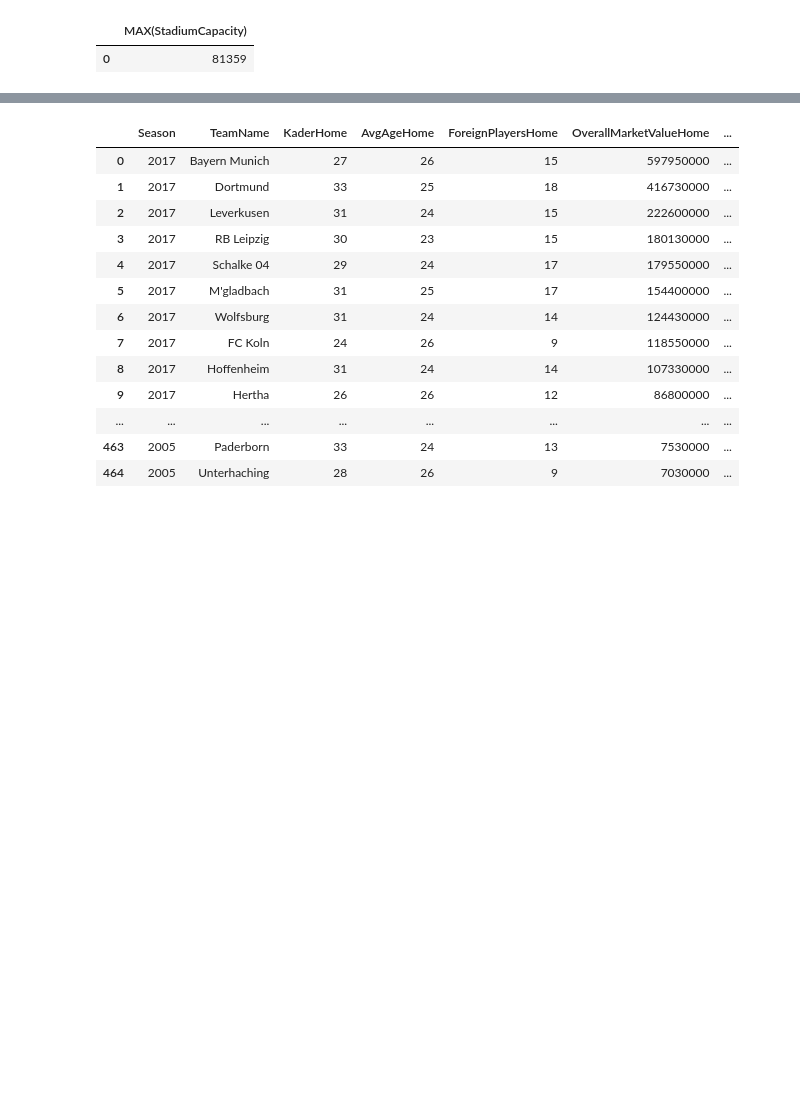
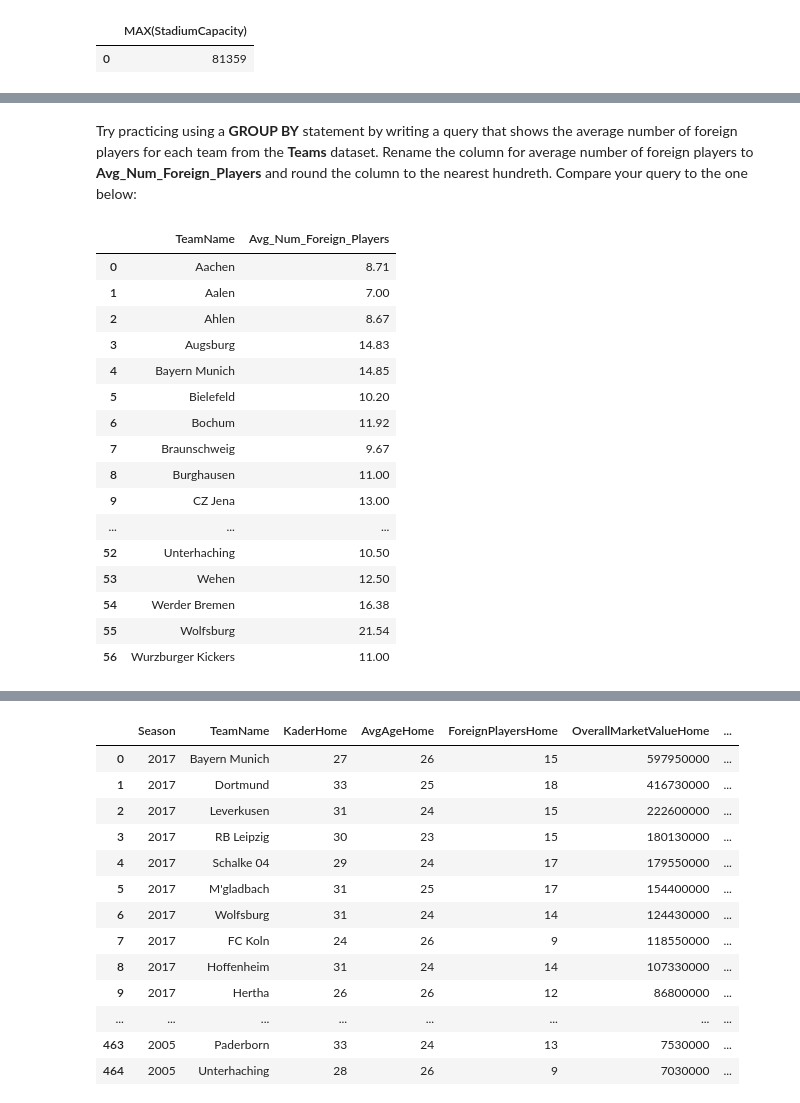
Before and after one commit to erikajane/Introduction_to_SQL_with_Python, a Jupyter notebook: Aggregating Data & the GROUP BY Function.ipynb, the cells around one changed output, grey strips where cells are left out. Cells and saved outputs as stored; diff of their text form; code cells hidden in the pictures; blank space fills up the shorter version.

```diff
--- a/Aggregating Data & the GROUP BY Function.ipynb
+++ b/Aggregating Data & the GROUP BY Function.ipynb
@@ -242,0 +427,29 @@ Teams_df
+# %% [markdown]
+Try practicing using a __GROUP BY__ statement by writing a query that shows the average number of foreign players for each team from the __Teams__ dataset. Rename the column for average number of foreign players to __Avg_Num_Foreign_Players__ and round the column to the nearest hundreth. Compare your query to the one below:
+# %%
+# View Teams dataframe
+
+cur.execute('''SELECT TeamName, ROUND(AVG(ForeignPlayersHome),2) AS Avg_Num_Foreign_Players
+               FROM Teams
+               GROUP BY TeamName;''')
+Teams_df =pd.DataFrame(cur.fetchall())
+Teams_df.columns = [x[0] for x in cur.description]
+Teams_df
+# %% [output]
+|  | TeamName | Avg_Num_Foreign_Players |
+| 0 | Aachen | 8.71 |
+| 1 | Aalen | 7.00 |
+| 2 | Ahlen | 8.67 |
+| 3 | Augsburg | 14.83 |
+| 4 | Bayern Munich | 14.85 |
+| 5 | Bielefeld | 10.20 |
+| 6 | Bochum | 11.92 |
+| 7 | Braunschweig | 9.67 |
+| 8 | Burghausen | 11.00 |
+| 9 | CZ Jena | 13.00 |
+| ... | ... | ... |
+| 52 | Unterhaching | 10.50 |
+| 53 | Wehen | 12.50 |
+| 54 | Werder Bremen | 16.38 |
+| 55 | Wolfsburg | 21.54 |
+| 56 | Wurzburger Kickers | 11.00 |
```
Also changed, not shown: parts of 41 cells of this notebook.
